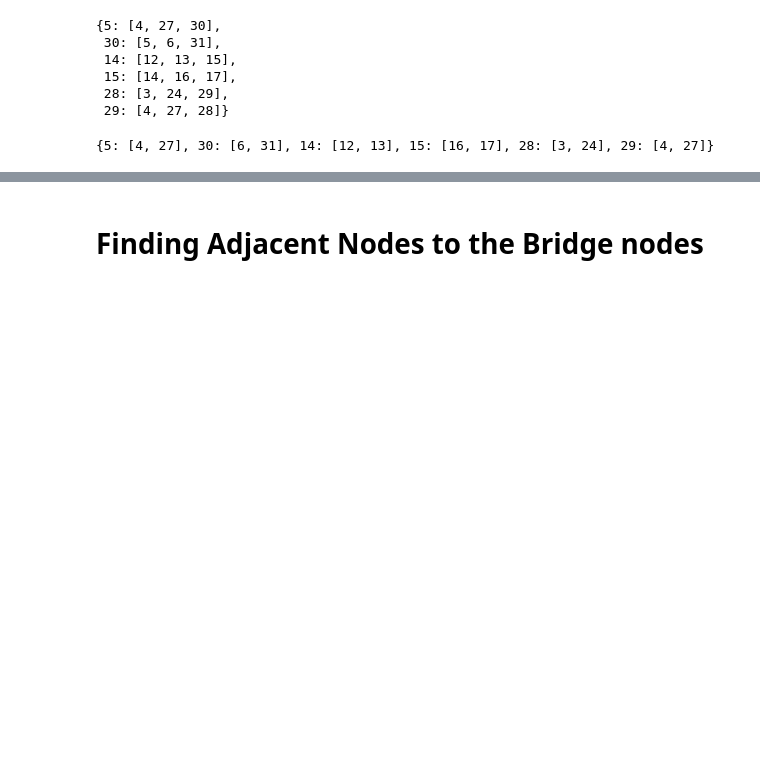
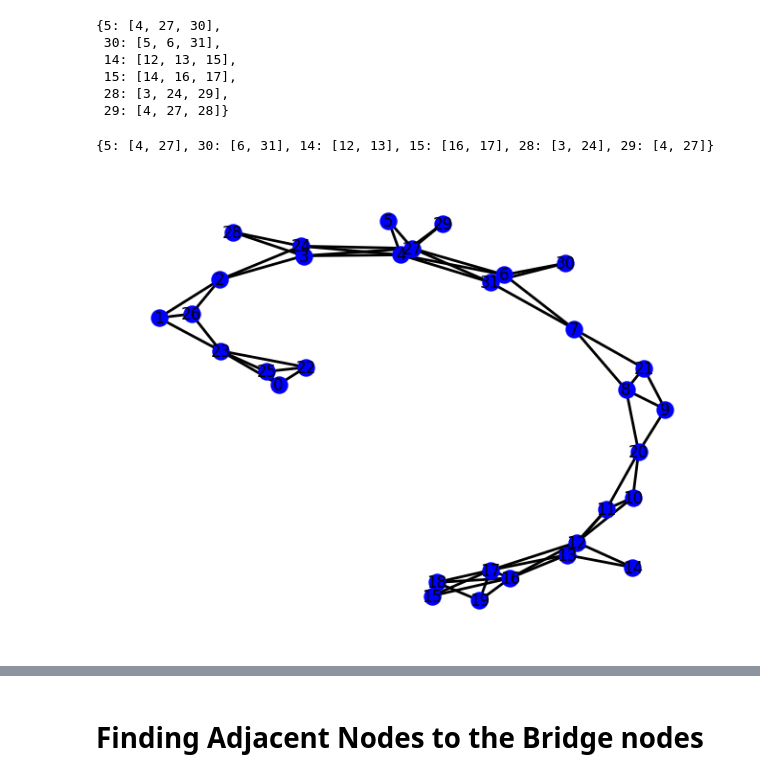
Before and after one commit to AmazingK2k3/Over_Squashing_GNNs, a Jupyter notebook: Bridges_Rewiring.ipynb, the cells around one changed output, grey strips where cells are left out. Saved outputs shown, nothing was run; the diff lists cells and outputs as text; code cells hidden in the pictures; blank space fills up the shorter version.

```diff
--- a/Bridges_Rewiring.ipynb
+++ b/Bridges_Rewiring.ipynb
@@ -155,0 +158,18 @@ for u, v in subgraph_bridges:
+# %%
+
+for u, v in subgraph_bridges:
+  neighbors_u = adj_node_dict.get(u,[])
+  neighbors_v = adj_node_dict.get(v,[])
+
+  for node_u in neighbors_u:
+    for node_v in neighbors_v:
+      if not Gx.has_edge(node_u, node_v): # if the edge does not already exist
+        Gx.add_edge(node_u, node_v) # add the edge
+
+  Gx.remove_edge(u,v) # removing bridge node
+# %%
+nx.draw(Gx, pos, node_color = 'blue', edge_color = 'black',
+          node_size = 150, width = 2, with_labels = True)
+bridges = nx.bridges(Gx)
+# %% [output]
+[figure, added]
```
Also changed, not shown: parts of 8 cells of this notebook.
